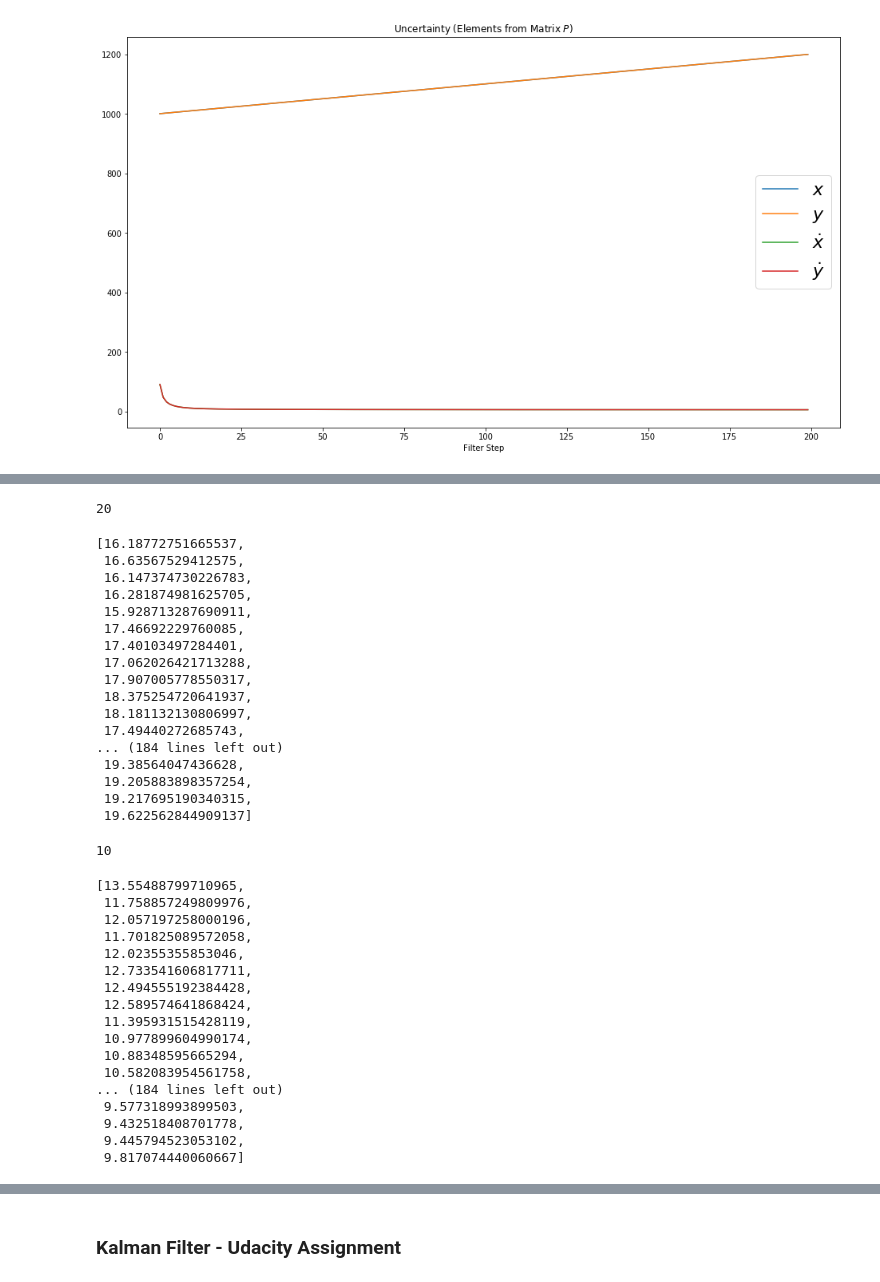
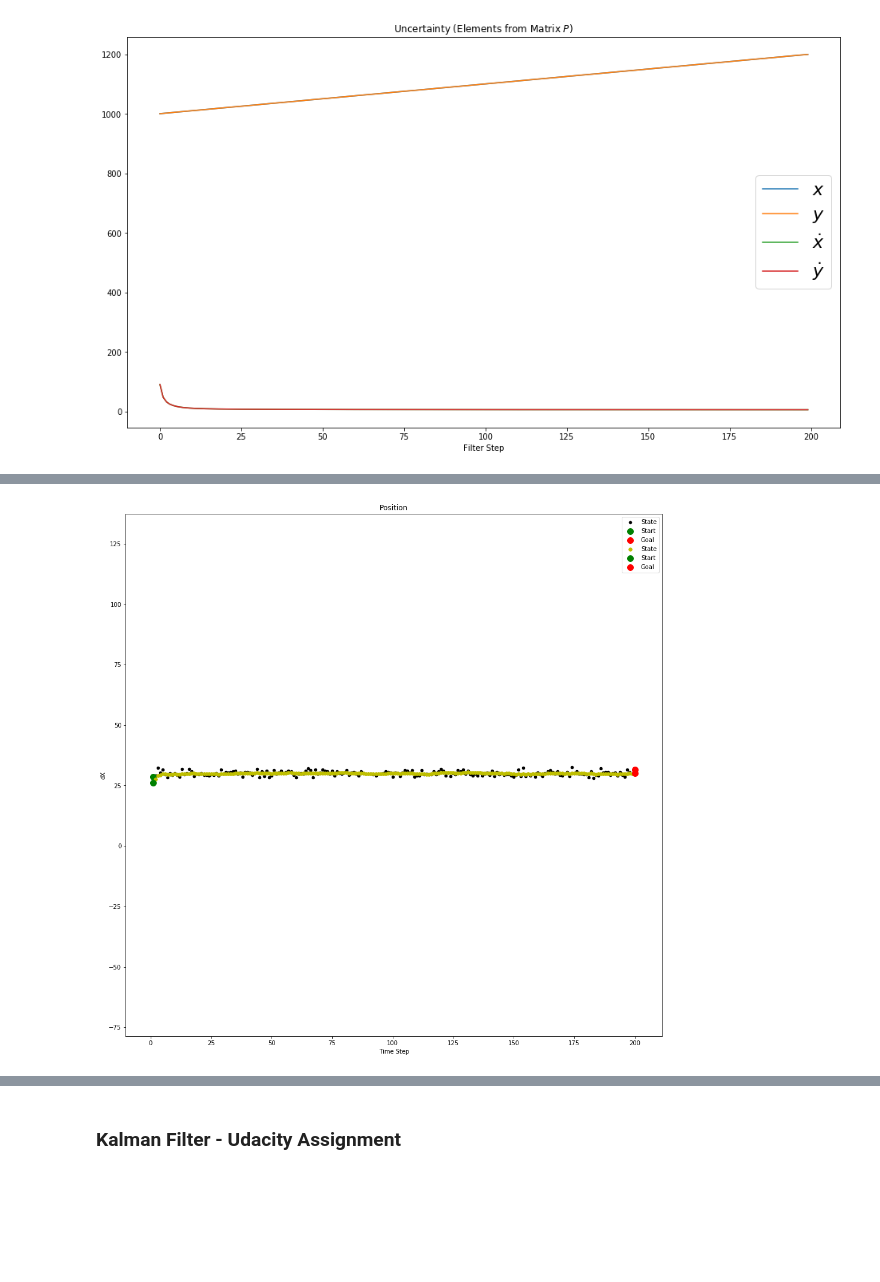
Before and after one commit to sharathsrini/Kalman-Filter-for-Sensor-Fusion, a Jupyter notebook: Kalman_Filter.ipynb, the cells around one changed output, grey strips where cells are left out. Saved outputs shown, nothing was run; the diff lists cells and outputs as text; code cells hidden in the pictures; blank space fills up the shorter version.

```diff
--- a/Kalman_Filter.ipynb
+++ b/Kalman_Filter.ipynb
@@ -531,7 +511,7 @@ def plot_x():
     plt.xlabel('Filter Step')
     plt.title('Estimate (Elements from State Vector $x$)')
     plt.legend(loc='best',prop={'size':22})
-    plt.ylim([0, 30])
+    plt.ylim([0, 50])
     plt.ylabel('Velocity')
 
 
@@ -574,3 +554,9 @@ def plot_P():
 plot_P()
 # %% [output]
 [figure]
+# %%
+time_stamp = []
+for i in range(200):
+    i+=1
+    time_stamp.append(i)
+print (time_stamp)
@@ -595,48 +603,22 @@ plot_xy()
-# %%
-vx
-# %% [output]
-20
-# %%
-dxt
-# %% [output]
-[16.18772751665537,
- 16.63567529412575,
- 16.147374730226783,
- 16.281874981625705,
- 15.928713287690911,
- 17.46692229760085,
- 17.40103497284401,
- 17.062026421713288,
- 17.907005778550317,
- 18.375254720641937,
- 18.181132130806997,
- 17.49440272685743,
-... (184 lines left out)
- 19.38564047436628,
- 19.205883898357254,
- 19.217695190340315,
- 19.622562844909137]
-# %%
-vy
-# %% [output]
-10
-# %%
-dyt
-# %% [output]
-[13.55488799710965,
- 11.758857249809976,
- 12.057197258000196,
- 11.701825089572058,
- 12.02355355853046,
- 12.733541606817711,
- 12.494555192384428,
- 12.589574641868424,
- 11.395931515428119,
- 10.977899604990174,
- 10.88348595665294,
- 10.582083954561758,
-... (184 lines left out)
- 9.577318993899503,
- 9.432518408701778,
- 9.445794523053102,
- 9.817074440060667]
+# %%
+def plot_x():
+    fig = plt.figure(figsize=(16,16))
+
+    plt.scatter(time_stamp,measurements[0], s=20, label='State', c='k')
+
+    plt.scatter(time_stamp[0],measurements[0][0], s=100, label='Start', c='g')
+    plt.scatter(time_stamp[-1],measurements[0][-1], s=100, label='Goal', c='r')
+
+    plt.scatter(time_stamp,dxt, s=30, label='State', c='y')
+
+    plt.scatter(time_stamp[0],dxt[0], s=100, label='Start', c='g')
+    plt.scatter(time_stamp[-1],dxt[-1], s=100, label='Goal', c='r')
+
+    plt.xlabel('Time Step')
+    plt.ylabel('dX')
+    plt.title('Position')
+    plt.legend(loc='best')
+    plt.axis('equal')
+plot_x()
+# %% [output]
+[figure, added]
```
Also changed, not shown: parts of 13 cells of this notebook.
